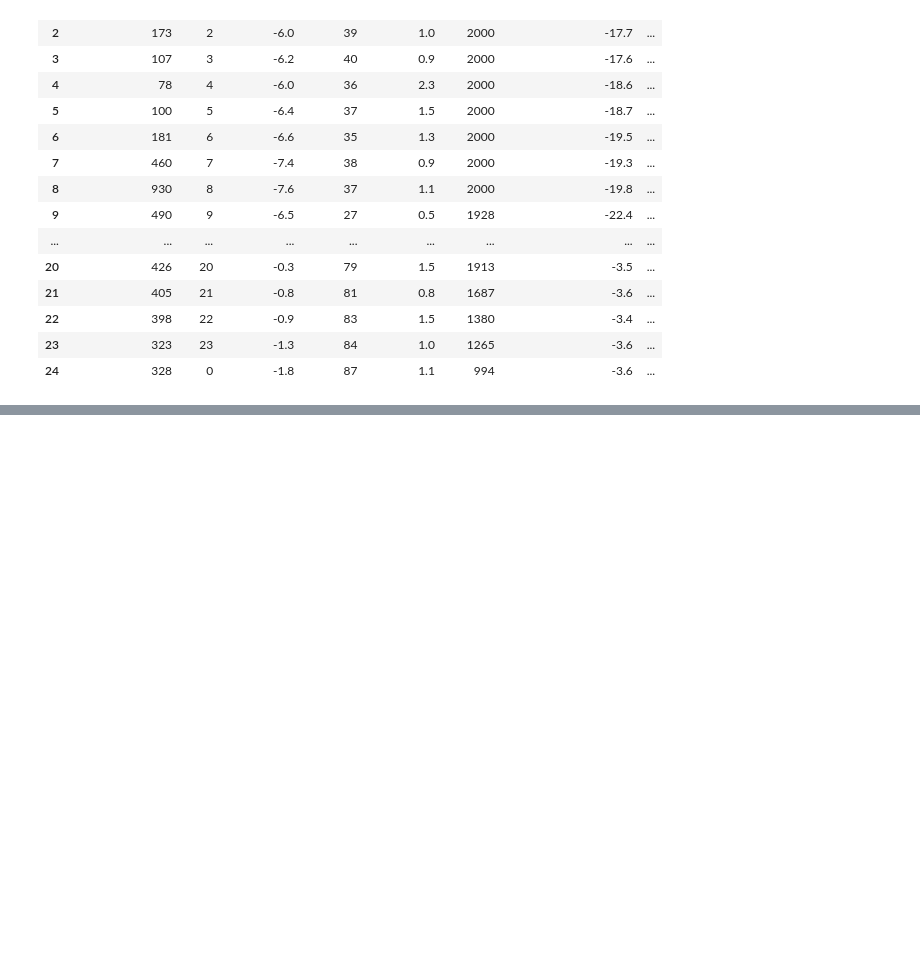
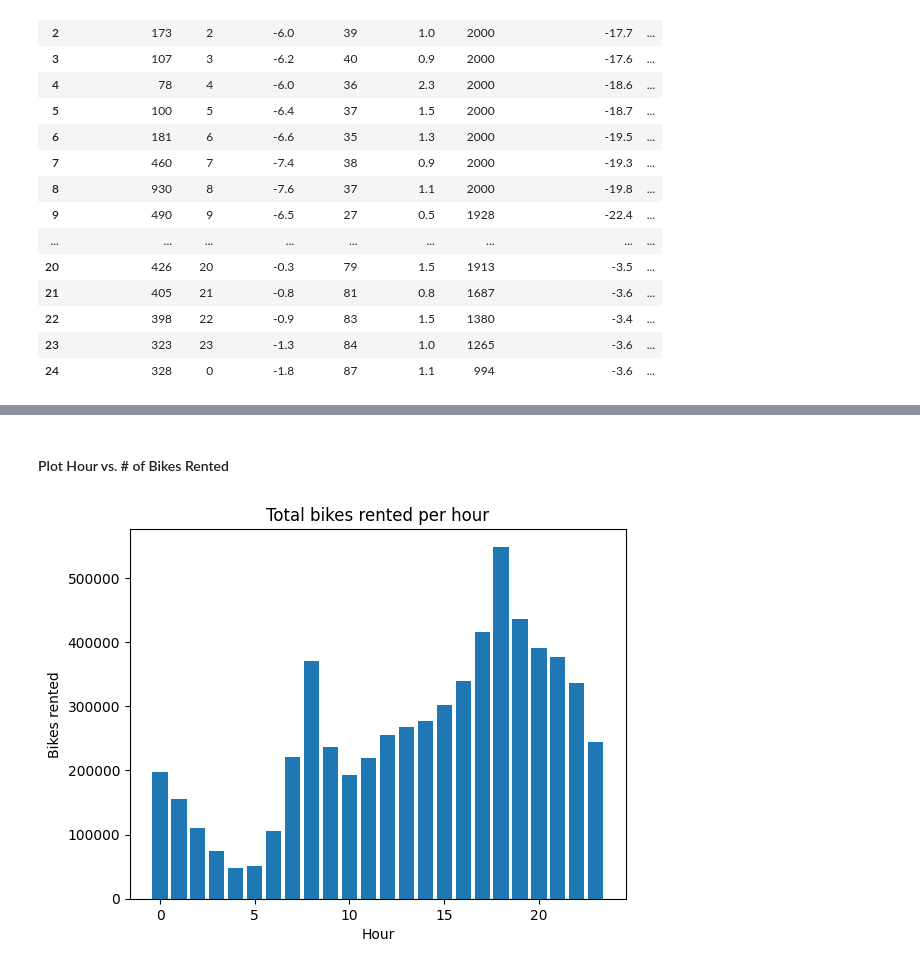
Before and after one commit to ander9991/CS-GY-6923-Machine-Learning, a Jupyter notebook: Assignment - Week 8/Steven_Granaturov_Assignment08.ipynb, the cells around one changed output, grey strips where cells are left out. Drawn from its saved outputs; the diff is of its cells as text; code cells hidden in the pictures; blank space fills up the shorter version.

```diff
--- a/Assignment - Week 8/Steven_Granaturov_Assignment08.ipynb
+++ b/Assignment - Week 8/Steven_Granaturov_Assignment08.ipynb
@@ -81,0 +115,17 @@ Error:
+# %% [markdown]
+#### Plot Hour vs. # of Bikes Rented ####
+# %%
+hourly_sum = []
+for i in range(0, 24):
+    data_hourly = data_format[data_format["Hour"] == i]
+    sum = data_hourly['Rented Bike Count'].sum()
+    hourly_sum.append(sum)
+
+plt.bar(np.arange(0, 24), hourly_sum)
+plt.xlabel("Hour")
+plt.ylabel("Bikes rented")
+plt.title("Total bikes rented per hour")
+
+plt.show()
+# %% [output]
+[figure, added]
```
Also changed, not shown: parts of 37 cells of this notebook.
